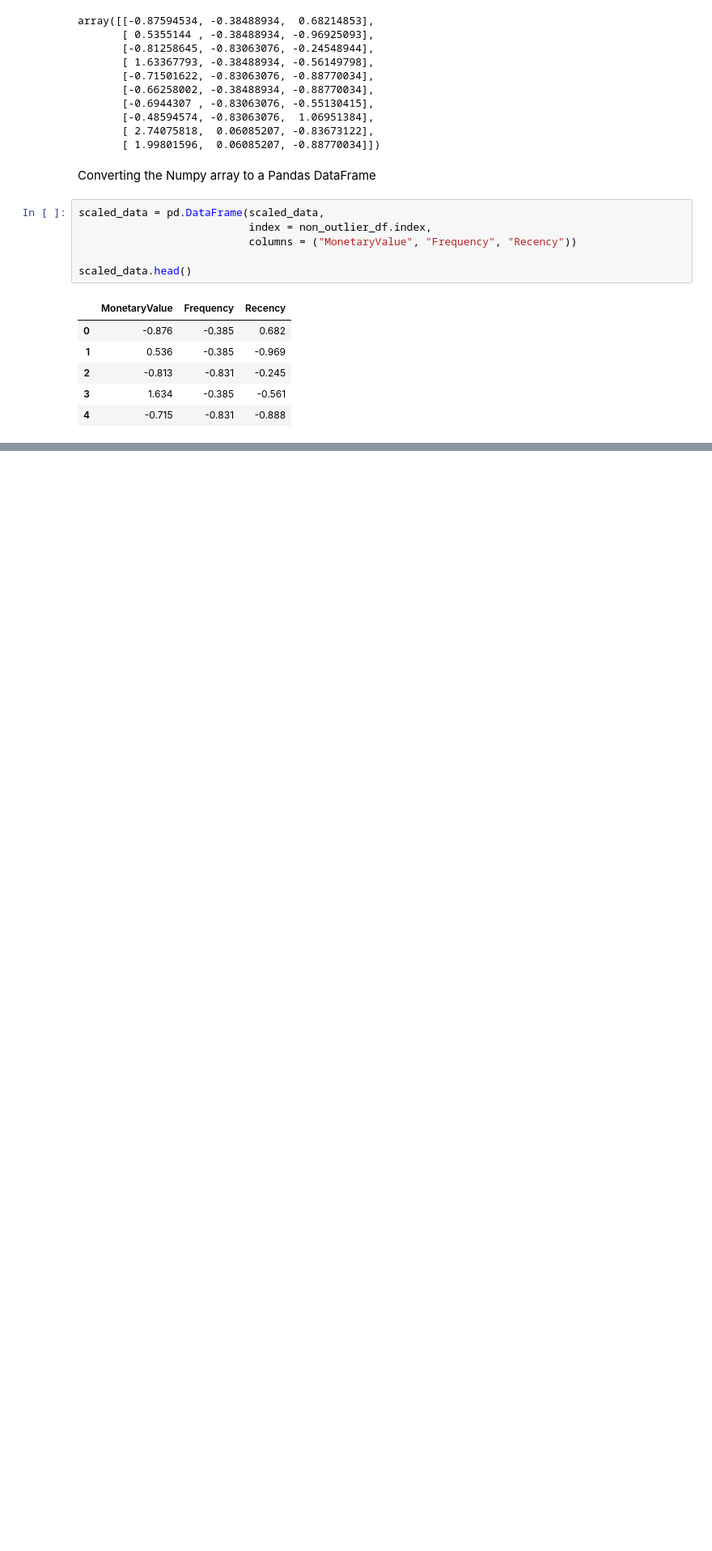
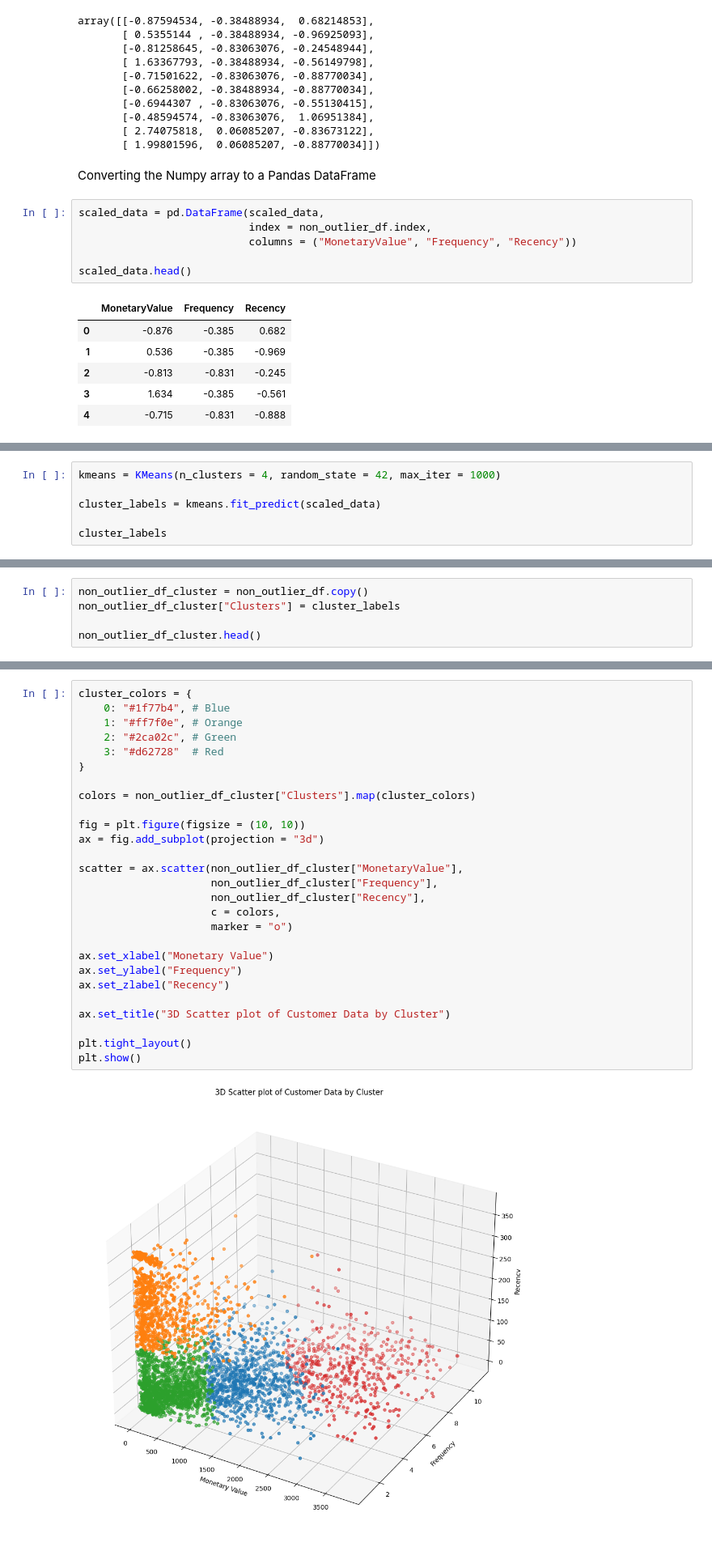
Before and after one commit to RawatRahul14/Customer-Segmentation, a Jupyter notebook: Customer_Segmentation.ipynb, the cells around one changed output, grey strips where cells are left out. Shown at 81% size. Drawn from its saved outputs; the diff is of its cells as text; blank space fills up the shorter version.

Commit message:
kmeans model

```diff
--- a/Customer_Segmentation.ipynb
+++ b/Customer_Segmentation.ipynb
@@ -535,0 +600,6 @@ plt.show()
+# %%
+kmeans = KMeans(n_clusters = 4, random_state = 42, max_iter = 1000)
+
+cluster_labels = kmeans.fit_predict(scaled_data)
+
+cluster_labels
@@ -535,0 +610,5 @@ plt.show()
+# %%
+non_outlier_df_cluster = non_outlier_df.copy()
+non_outlier_df_cluster["Clusters"] = cluster_labels
+
+non_outlier_df_cluster.head()
@@ -535,0 +624,29 @@ plt.show()
+# %%
+cluster_colors = {
+    0: "#1f77b4", # Blue
+    1: "#ff7f0e", # Orange
+    2: "#2ca02c", # Green
+    3: "#d62728"  # Red
+}
+
+colors = non_outlier_df_cluster["Clusters"].map(cluster_colors)
+
+fig = plt.figure(figsize = (10, 10))
+ax = fig.add_subplot(projection = "3d")
+
+scatter = ax.scatter(non_outlier_df_cluster["MonetaryValue"],
+                     non_outlier_df_cluster["Frequency"],
+                     non_outlier_df_cluster["Recency"],
+                     c = colors,
+                     marker = "o")
+
+ax.set_xlabel("Monetary Value")
+ax.set_ylabel("Frequency")
+ax.set_zlabel("Recency")
+
+ax.set_title("3D Scatter plot of Customer Data by Cluster")
+
+plt.tight_layout()
+plt.show()
+# %% [output]
+[figure, added]
```
Also changed, not shown: parts of 20 cells of this notebook.
